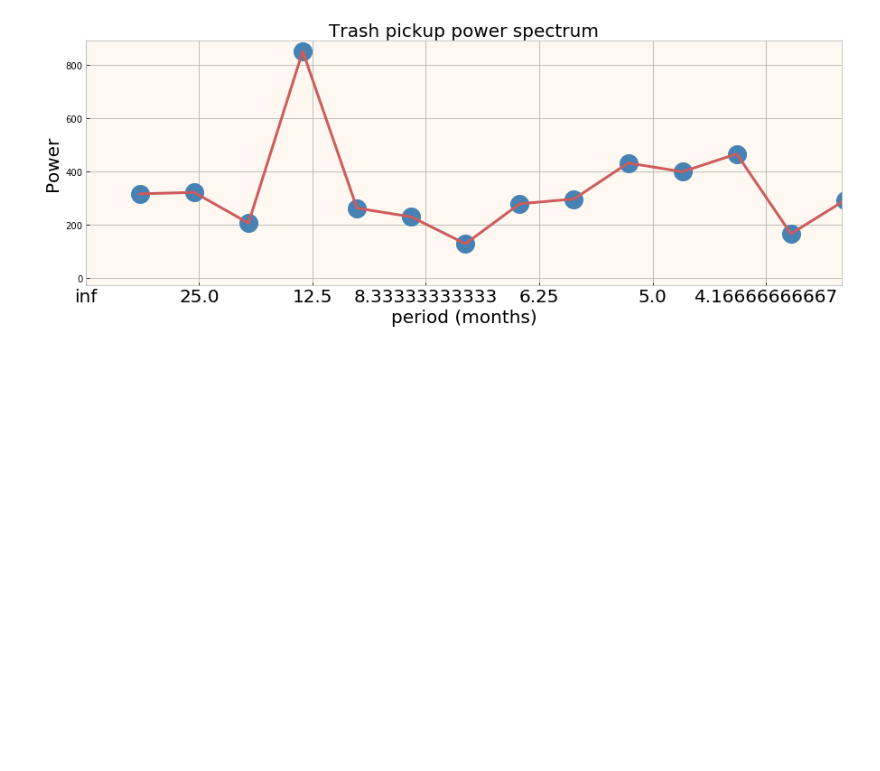
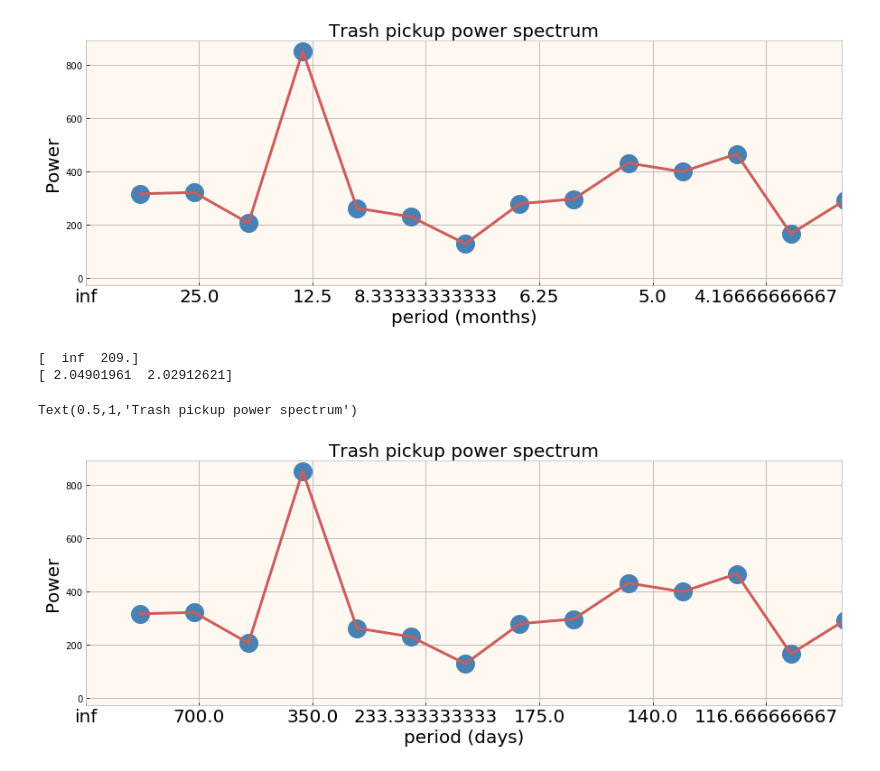
Before and after one commit to fedhere/UInotebooks, a Jupyter notebook: timeseries/fourier.ipynb, the cells around one changed output. Drawn from its saved outputs; the diff is of its cells as text; code cells hidden in the pictures; blank space fills up the shorter version.

```diff
--- a/timeseries/fourier.ipynb
+++ b/timeseries/fourier.ipynb
@@ -193,3 +193,21 @@ pl.title("Trash pickup power spectrum", fontsize=20)
 [ 2.04901961  2.02912621]
 Text(0.5,1,'Trash pickup power spectrum')
 [figure]
+# %%
+f = np.abs(np.fft.rfft(trash.Tons_Collected))
+fig=pl.figure(figsize=(15,5))
+ax=fig.add_subplot(111)
+print (1.0/np.fft.rfftfreq(N, 1.0)[0:2])
+print (1.0/np.fft.rfftfreq(N, 1.0)[-3:-1])
+ax.plot(np.fft.rfftfreq(N, 1.0)[1:], (f[1:]), 'o', ms=20)
+ax.plot(np.fft.rfftfreq(N, 1.0)[1:], (f[1:]), '-')
+ax.set_xlim(0,1.0/15)
+ax.set_xticklabels([ "%s"%(1*7./f) for f in ax.get_xticks()], fontsize=20)
+pl.xlabel("period (days)", fontsize=20)
+pl.ylabel("Power", fontsize=20)
+pl.title("Trash pickup power spectrum", fontsize=20)
+# %% [output]
+[  inf  209.]
+[ 2.04901961  2.02912621]
+Text(0.5,1,'Trash pickup power spectrum')
+[figure, added]
```
